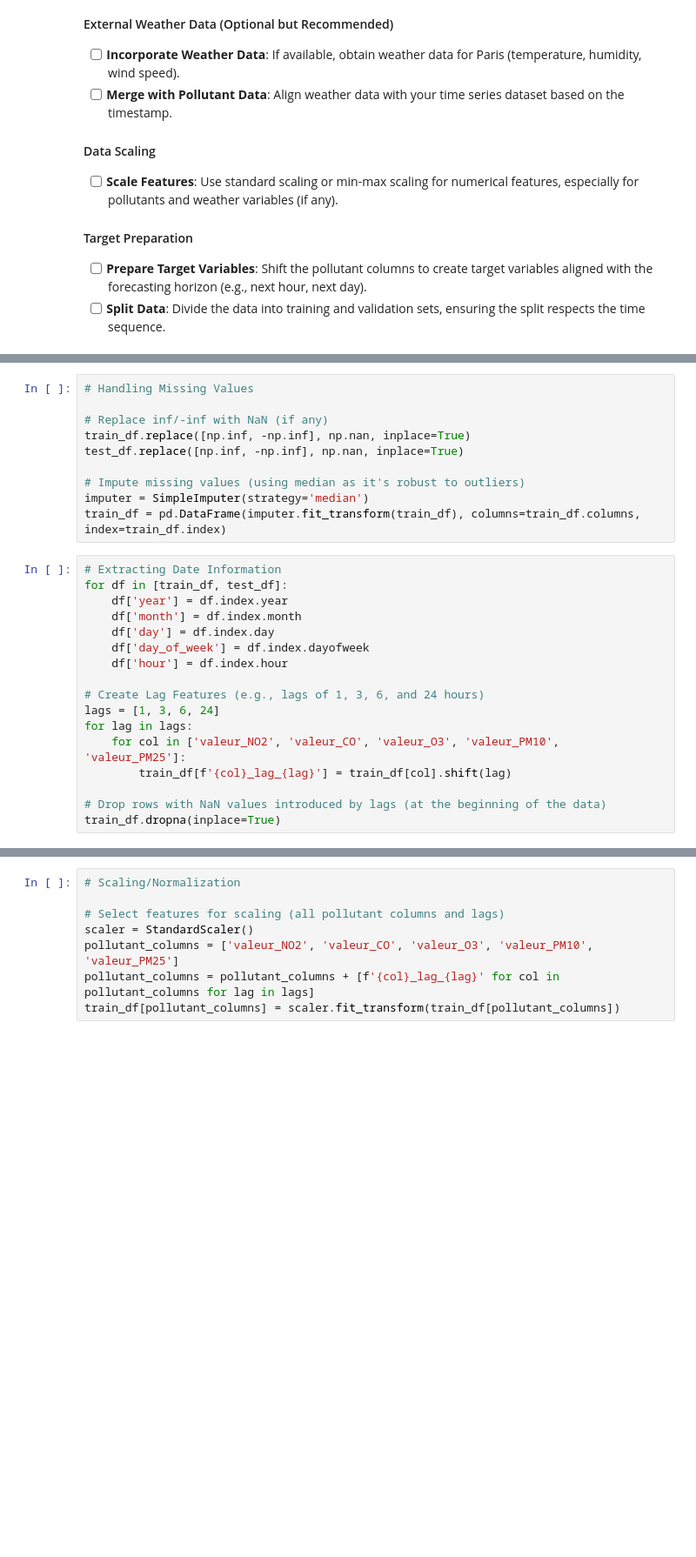
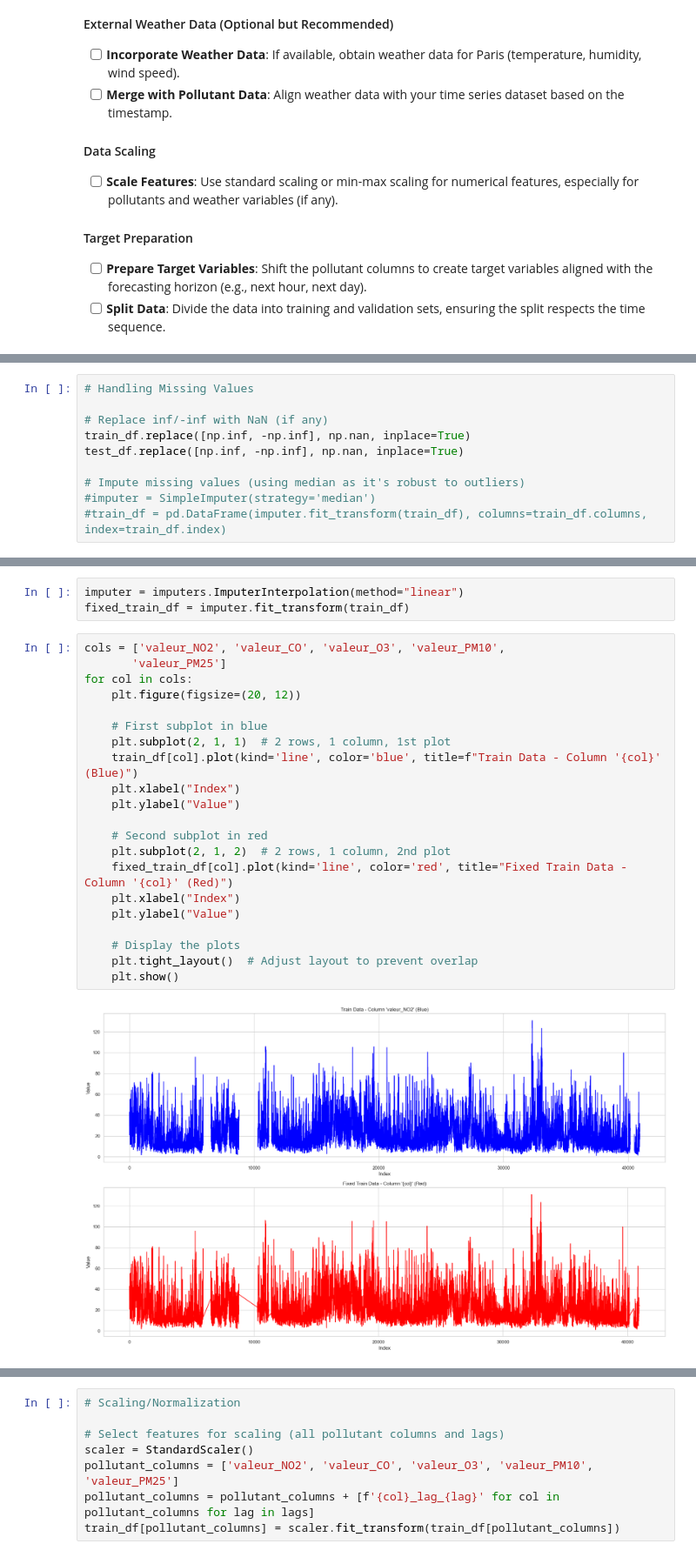
Before and after one commit to Trung-Dan-Phan/kaggle_time_series, a Jupyter notebook: notebooks/preprocessing.ipynb, the cells around one changed output, grey strips where cells are left out. Shown at 87% size. Drawn from its saved outputs; the diff is of its cells as text; blank space fills up the shorter version.

```diff
--- a/notebooks/preprocessing.ipynb
+++ b/notebooks/preprocessing.ipynb
@@ -50,22 +107,5 @@ train_df.replace([np.inf, -np.inf], np.nan, inplace=True)
 test_df.replace([np.inf, -np.inf], np.nan, inplace=True)
 
 # Impute missing values (using median as it's robust to outliers)
-imputer = SimpleImputer(strategy='median')
-train_df = pd.DataFrame(imputer.fit_transform(train_df), columns=train_df.columns, index=train_df.index)
+#imputer = SimpleImputer(strategy='median')
+#train_df = pd.DataFrame(imputer.fit_transform(train_df), columns=train_df.columns, index=train_df.index)
-# %%
-# Extracting Date Information
-for df in [train_df, test_df]:
-    df['year'] = df.index.year
-    df['month'] = df.index.month
-    df['day'] = df.index.day
-    df['day_of_week'] = df.index.dayofweek
-    df['hour'] = df.index.hour
-
-# Create Lag Features (e.g., lags of 1, 3, 6, and 24 hours)
-lags = [1, 3, 6, 24]
-for lag in lags:
-    for col in ['valeur_NO2', 'valeur_CO', 'valeur_O3', 'valeur_PM10', 'valeur_PM25']:
-        train_df[f'{col}_lag_{lag}'] = train_df[col].shift(lag)
-
-# Drop rows with NaN values introduced by lags (at the beginning of the data)
-train_df.dropna(inplace=True)
@@ -71,0 +118,26 @@ train_df.dropna(inplace=True)
+# %%
+imputer = imputers.ImputerInterpolation(method="linear")
+fixed_train_df = imputer.fit_transform(train_df)
+# %%
+cols = ['valeur_NO2', 'valeur_CO', 'valeur_O3', 'valeur_PM10',
+       'valeur_PM25']
+for col in cols:
+    plt.figure(figsize=(20, 12))
+
+    # First subplot in blue
+    plt.subplot(2, 1, 1)  # 2 rows, 1 column, 1st plot
+    train_df[col].plot(kind='line', color='blue', title=f"Train Data - Column '{col}' (Blue)")
+    plt.xlabel("Index")
+    plt.ylabel("Value")
+
+    # Second subplot in red
+    plt.subplot(2, 1, 2)  # 2 rows, 1 column, 2nd plot
+    fixed_train_df[col].plot(kind='line', color='red', title="Fixed Train Data - Column '{col}' (Red)")
+    plt.xlabel("Index")
+    plt.ylabel("Value")
+
+    # Display the plots
+    plt.tight_layout()  # Adjust layout to prevent overlap
+    plt.show()
+# %% [output]
+[figure, added]
```
Also changed, not shown: parts of 15 cells of this notebook.
